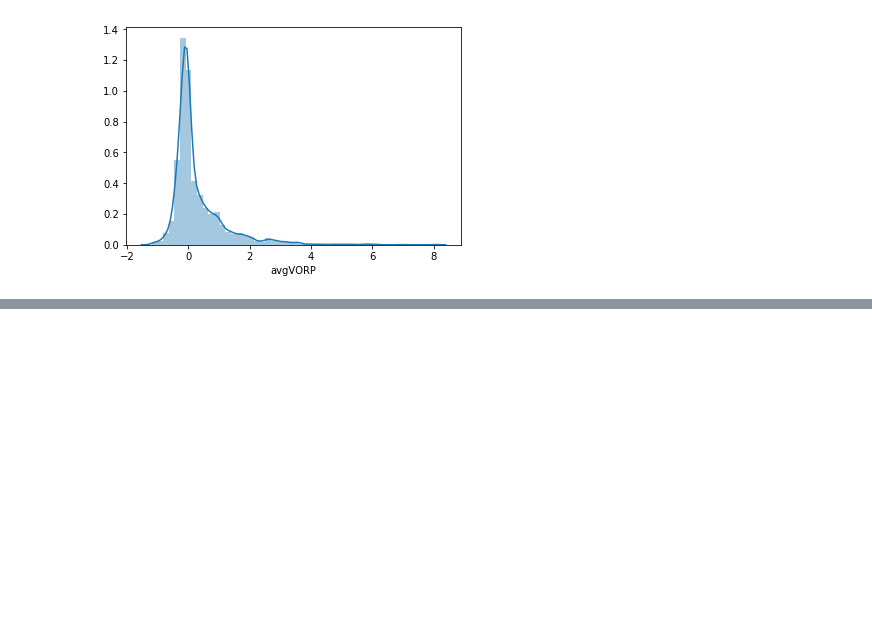
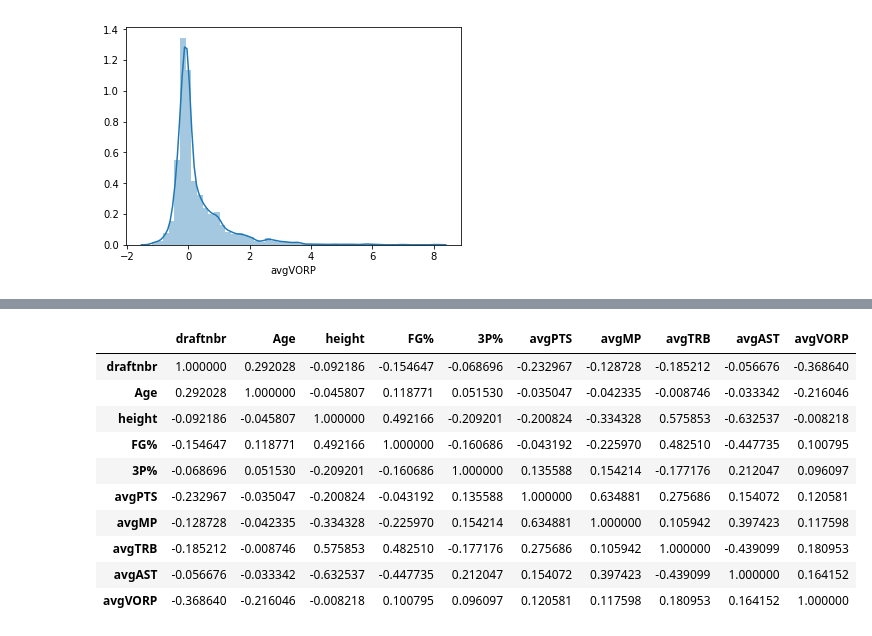
Before and after one commit to mkduchak/luther-project, a Jupyter notebook: 2_data_exploration.ipynb, the cells around one changed output, grey strips where cells are left out. Cells and saved outputs as stored; diff of their text form; code cells hidden in the pictures; blank space fills up the shorter version.

```diff
--- a/2_data_exploration.ipynb
+++ b/2_data_exploration.ipynb
@@ -127,3 +151,17 @@ modeldata.head()
+# %%
+modeldata.corr()
+# %% [output]
+|  | draftnbr | Age | height | FG% | 3P% | avgPTS | avgMP | avgTRB | avgAST | avgVORP |
+| draftnbr | 1.000000 | 0.292028 | -0.092186 | -0.154647 | -0.068696 | -0.232967 | -0.128728 | -0.185212 | -0.056676 | -0.368640 |
+| Age | 0.292028 | 1.000000 | -0.045807 | 0.118771 | 0.051530 | -0.035047 | -0.042335 | -0.008746 | -0.033342 | -0.216046 |
+| height | -0.092186 | -0.045807 | 1.000000 | 0.492166 | -0.209201 | -0.200824 | -0.334328 | 0.575853 | -0.632537 | -0.008218 |
+| FG% | -0.154647 | 0.118771 | 0.492166 | 1.000000 | -0.160686 | -0.043192 | -0.225970 | 0.482510 | -0.447735 | 0.100795 |
+| 3P% | -0.068696 | 0.051530 | -0.209201 | -0.160686 | 1.000000 | 0.135588 | 0.154214 | -0.177176 | 0.212047 | 0.096097 |
+| avgPTS | -0.232967 | -0.035047 | -0.200824 | -0.043192 | 0.135588 | 1.000000 | 0.634881 | 0.275686 | 0.154072 | 0.120581 |
+| avgMP | -0.128728 | -0.042335 | -0.334328 | -0.225970 | 0.154214 | 0.634881 | 1.000000 | 0.105942 | 0.397423 | 0.117598 |
+| avgTRB | -0.185212 | -0.008746 | 0.575853 | 0.482510 | -0.177176 | 0.275686 | 0.105942 | 1.000000 | -0.439099 | 0.180953 |
+| avgAST | -0.056676 | -0.033342 | -0.632537 | -0.447735 | 0.212047 | 0.154072 | 0.397423 | -0.439099 | 1.000000 | 0.164152 |
+| avgVORP | -0.368640 | -0.216046 | -0.008218 | 0.100795 | 0.096097 | 0.120581 | 0.117598 | 0.180953 | 0.164152 | 1.000000 |
 # %%
 sns.pairplot(modeldata);
 # %% [output]
```
Also changed, not shown: parts of 24 cells of this notebook, 1 other file.
